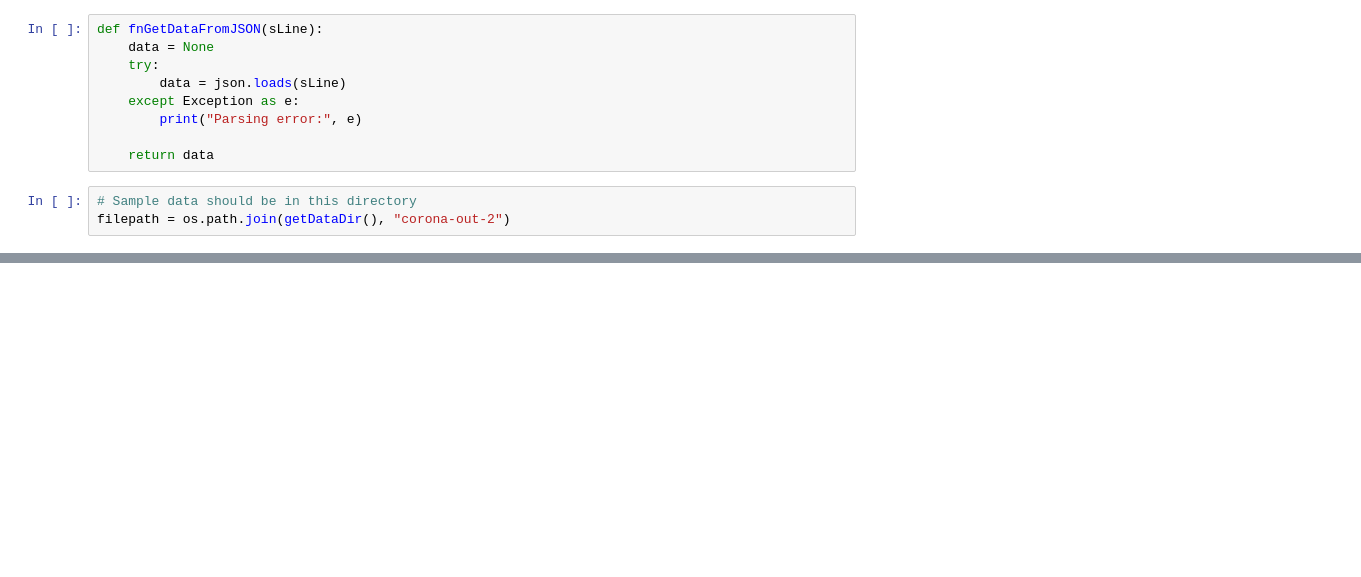
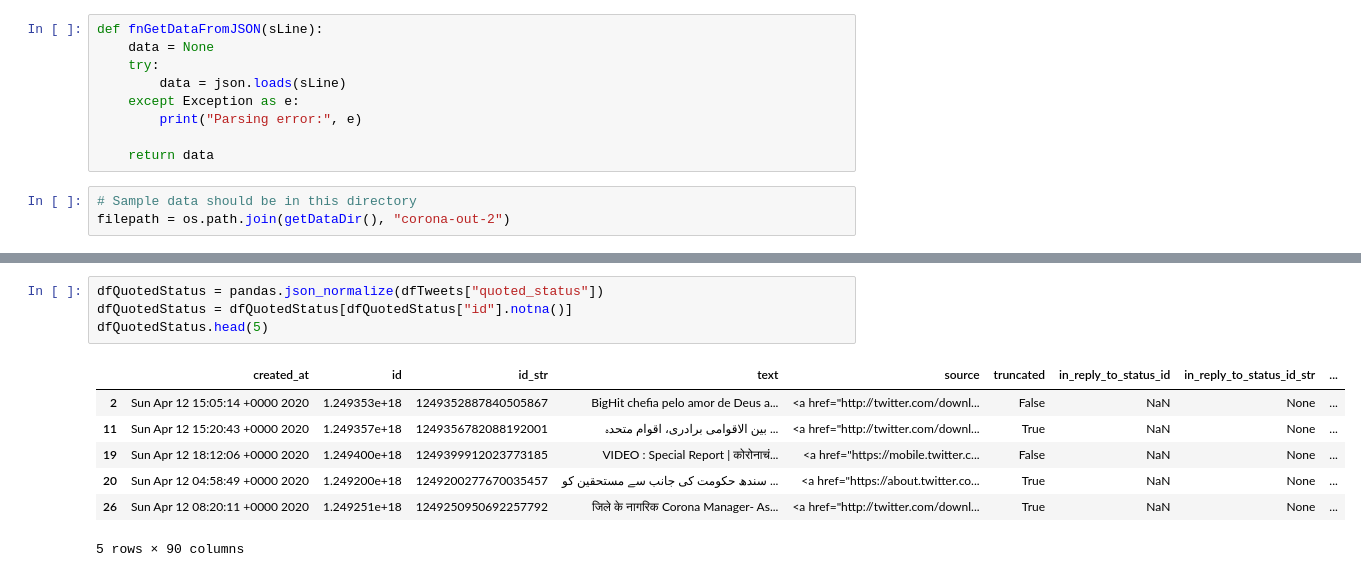
Before and after one commit to d-shehu/msds-data-mgmt-team12-finalproject, a Jupyter notebook: notebooks/twitter_stats_workbook.ipynb, the cells around one changed output, grey strips where cells are left out. Drawn from its saved outputs; the diff is of its cells as text; blank space fills up the shorter version.

```diff
--- a/notebooks/twitter_stats_workbook.ipynb
+++ b/notebooks/twitter_stats_workbook.ipynb
@@ -229,0 +538,12 @@ media                            1084   1084               list
+# %%
+dfQuotedStatus = pandas.json_normalize(dfTweets["quoted_status"])
+dfQuotedStatus = dfQuotedStatus[dfQuotedStatus["id"].notna()]
+dfQuotedStatus.head(5)
+# %% [output]
+|  | created_at | id | id_str | text | source | truncated | in_reply_to_status_id | in_reply_to_status_id_str | ... |
+| 2 | Sun Apr 12 15:05:14 +0000 2020 | 1.249353e+18 | 1249352887840505867 | BigHit chefia pelo amor de Deus a... | <a href="http://twitter.com/downl... | False | NaN | None | ... |
+| 11 | Sun Apr 12 15:20:43 +0000 2020 | 1.249357e+18 | 1249356782088192001 | بین الاقوامی برادری، اقوام متحدہ ... | <a href="http://twitter.com/downl... | True | NaN | None | ... |
+| 19 | Sun Apr 12 18:12:06 +0000 2020 | 1.249400e+18 | 1249399912023773185 | VIDEO : Special Report | कोरोनाचं... | <a href="https://mobile.twitter.c... | False | NaN | None | ... |
+| 20 | Sun Apr 12 04:58:49 +0000 2020 | 1.249200e+18 | 1249200277670035457 | سندھ حکومت کی جانب سے مستحقین کو ... | <a href="https://about.twitter.co... | True | NaN | None | ... |
+| 26 | Sun Apr 12 08:20:11 +0000 2020 | 1.249251e+18 | 1249250950692257792 | जिले के नागरिक Corona Manager- As... | <a href="http://twitter.com/downl... | True | NaN | None | ... |
+5 rows × 90 columns
```
Also changed, not shown: parts of 56 cells of this notebook, 4 other files.
